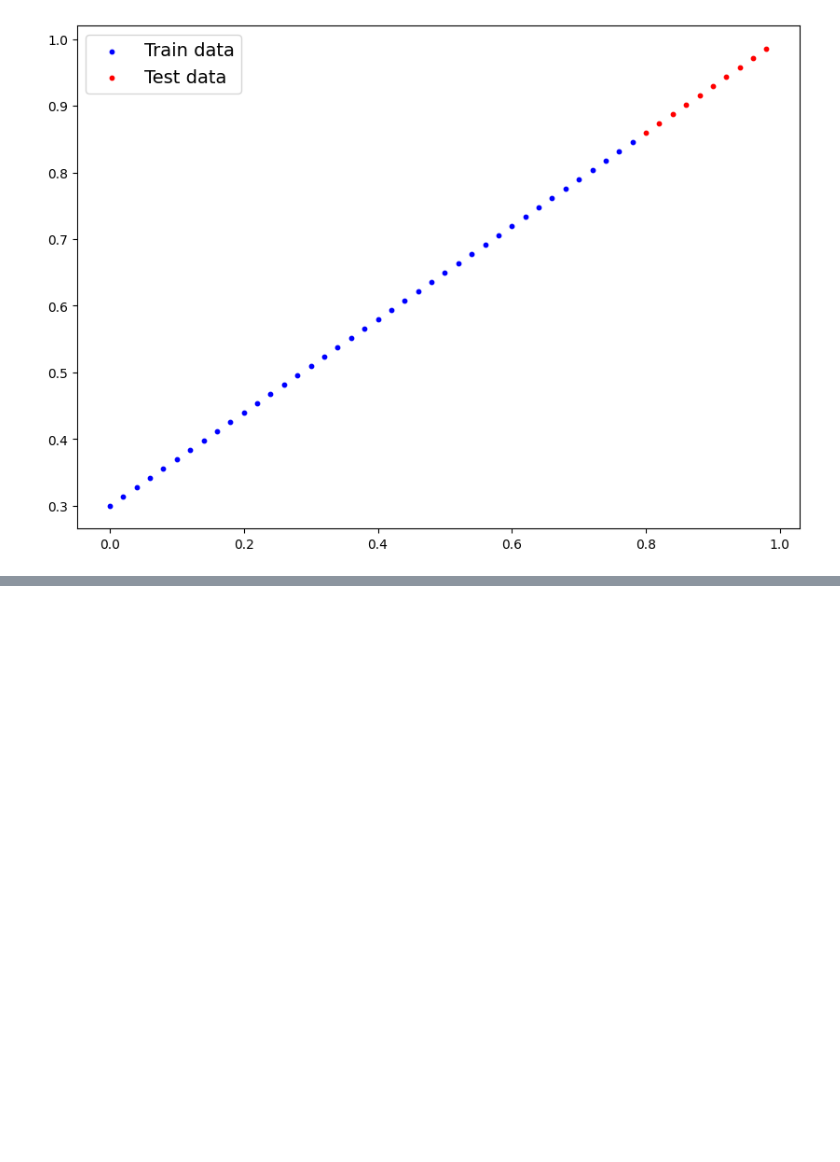
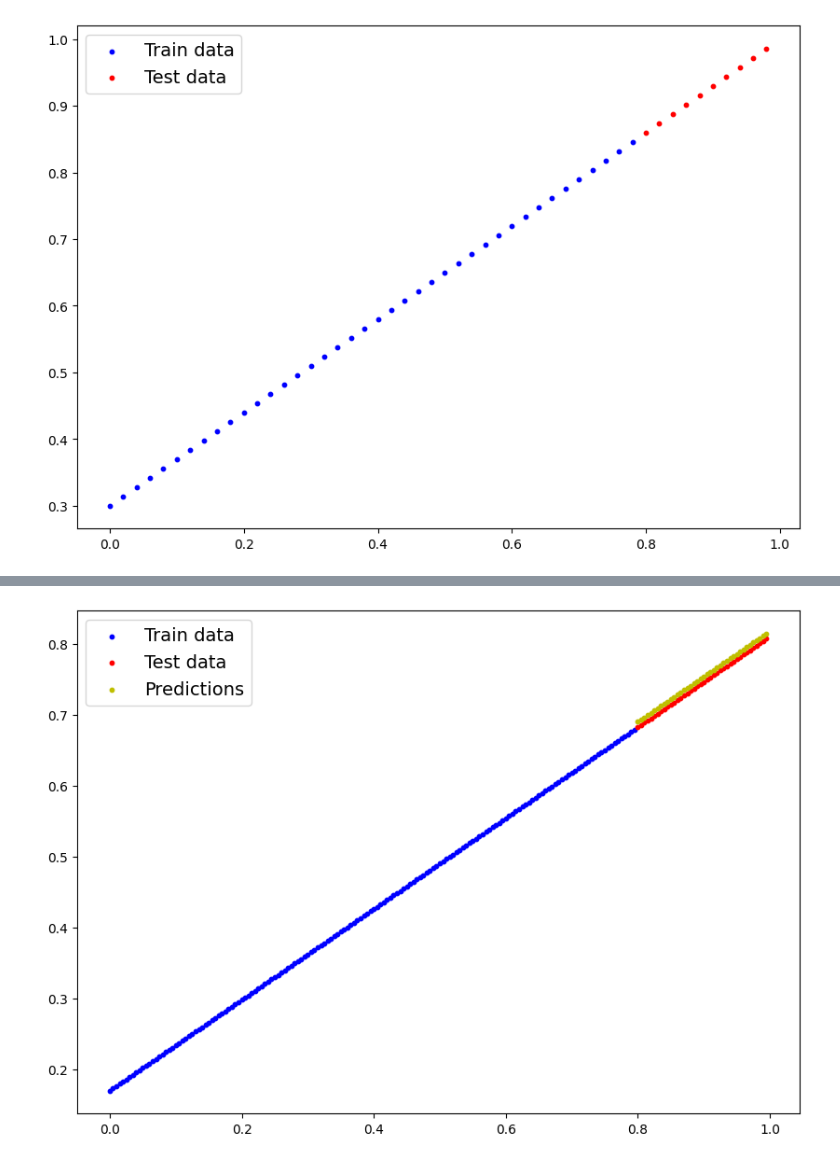
Before and after one commit to BilalAsifB/Learning-PyTorch, a Jupyter notebook: notebooks/01_pytorch_workflow.ipynb, the cells around one changed output, grey strips where cells are left out. Drawn from its saved outputs; the diff is of its cells as text; code cells hidden in the pictures; blank space fills up the shorter version.

```diff
--- a/notebooks/01_pytorch_workflow.ipynb
+++ b/notebooks/01_pytorch_workflow.ipynb
@@ -71,0 +288,4 @@ plot_predictions()
+# %%
+torch.manual_seed(RANDOM_SEED)
+
+model_v2 = LinearRegressionModelV2()
@@ -71,0 +302,30 @@ plot_predictions()
+# %%
+loss_fn = nn.L1Loss()
+optimizer = torch.optim.SGD(params=model_v2.parameters(),
+                            lr=0.01)
+# %%
+torch.manual_seed(RANDOM_SEED)
+
+epochs = 200
+epoch_count = []
+training_loss = []
+testing_loss = []
+
+for epoch in range(epochs + 1):
+    model_v2.train()
+    train_preds = model_v2(X_train)
+    train_loss = loss_fn(train_preds, y_train)
+    optimizer.zero_grad()
+    train_loss.backward()
+    optimizer.step()
+
+    model_v2.eval()
+    with torch.inference_mode():
+        test_preds = model_v2(X_test)
+        test_loss = loss_fn(test_preds, y_test)
+
+    if epoch % 10 == 0:
+        epoch_count.append(epoch)
+        training_loss.append(train_loss)
+        testing_loss.append(test_loss)
+        print(f'Epoch: {epoch} | Training loss: {train_loss:.5} | Tesing loss: {test_loss:.5}')
@@ -71,0 +350,12 @@ plot_predictions()
+# %%
+model_v2.eval()
+with torch.inference_mode():
+    preds = model_v2(X_test)
+
+plot_predictions(train_data=X_train,
+                 train_labels=y_train,
+                 test_data=X_test,
+                 test_labels=y_test,
+                 predictions=preds)
+# %% [output]
+[figure, added]
```
Also changed, not shown: parts of 38 cells of this notebook.
